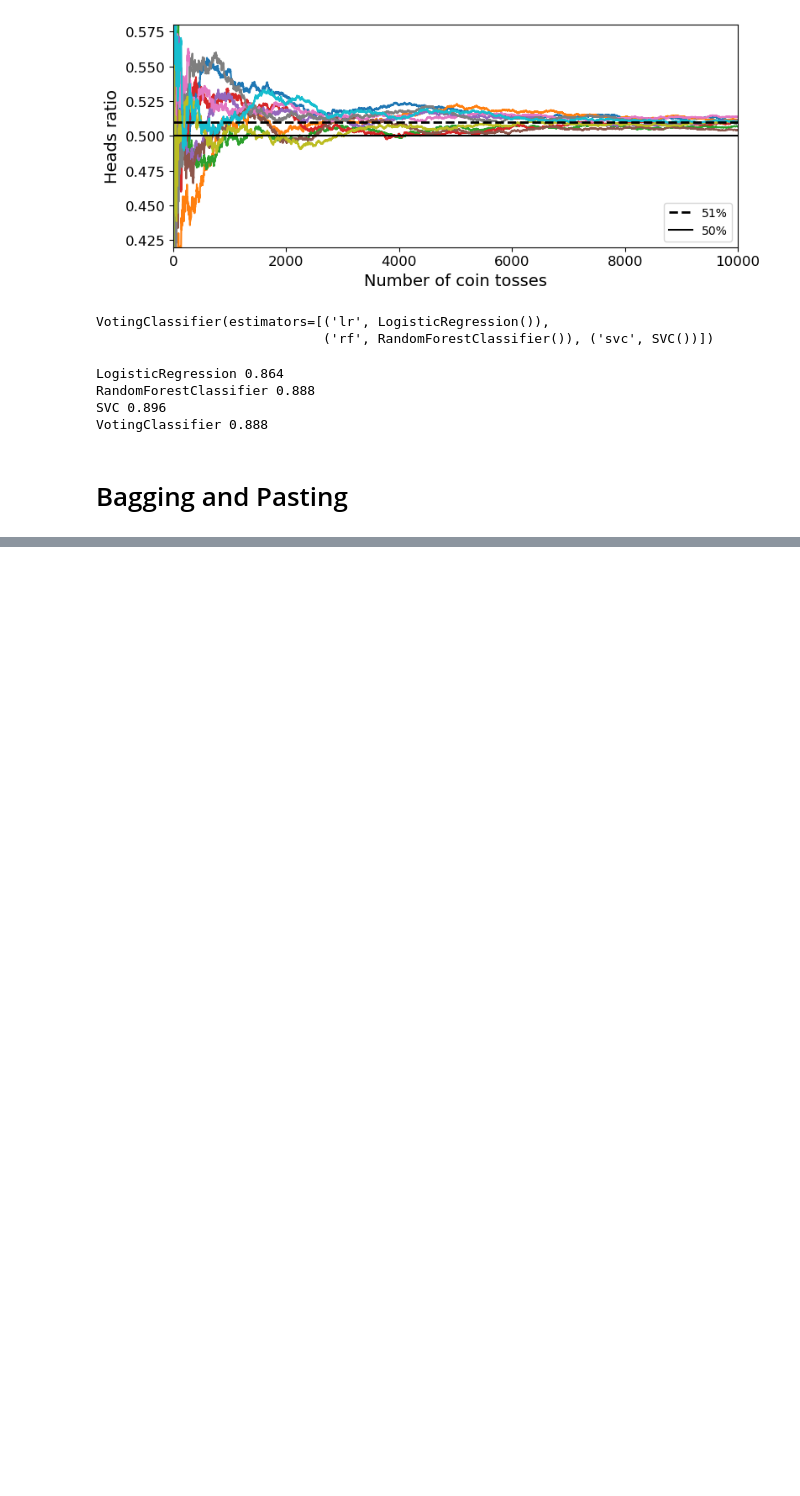
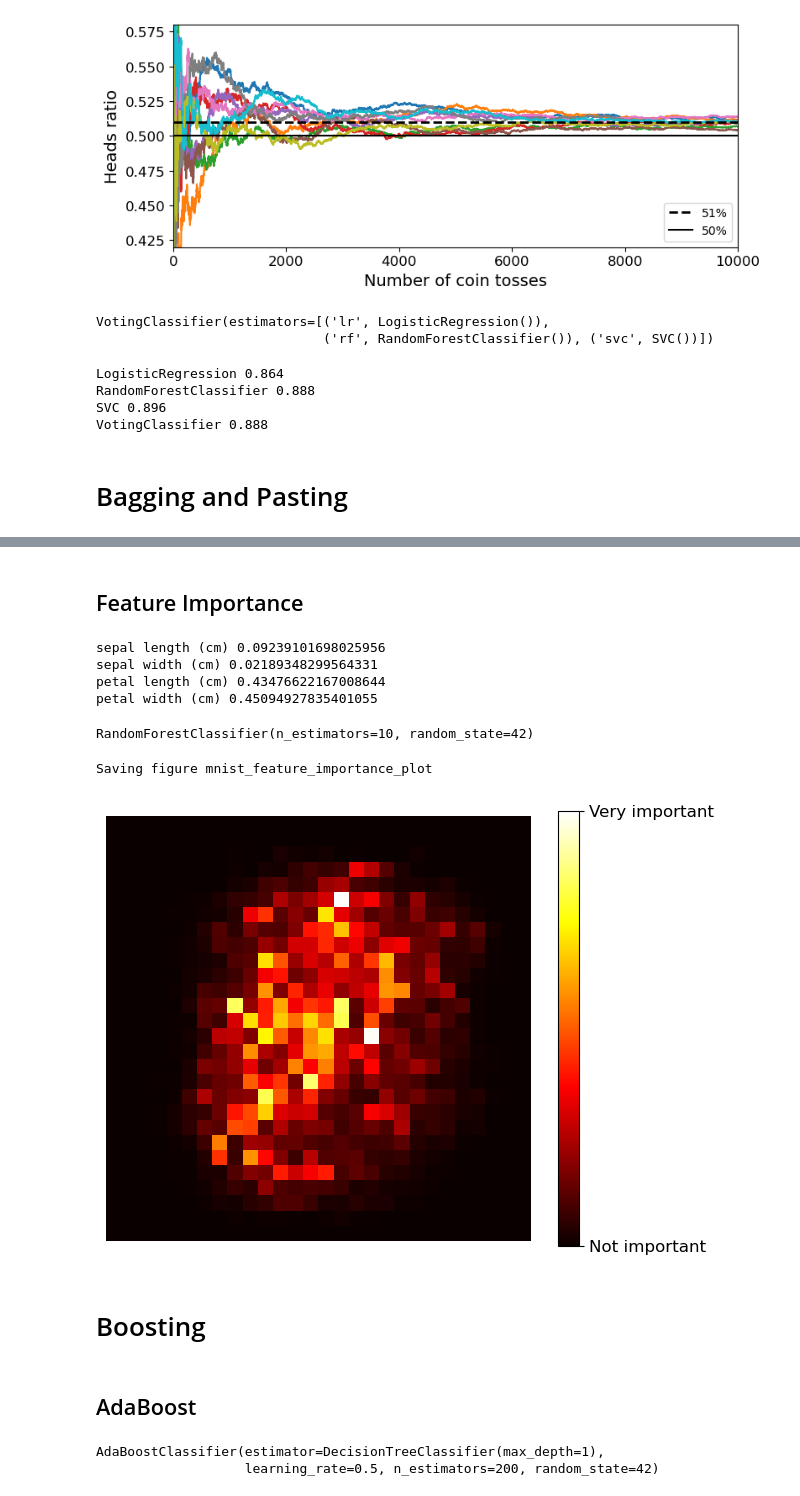
Before and after one commit to lmtriwork/learningML, a Jupyter notebook: Chapter7_EnsembleLearningandRandomForests.ipynb, the cells around one changed output, grey strips where cells are left out. Drawn from its saved outputs; the diff is of its cells as text; code cells hidden in the pictures; blank space fills up the shorter version.

```diff
--- a/Chapter7_EnsembleLearningandRandomForests.ipynb
+++ b/Chapter7_EnsembleLearningandRandomForests.ipynb
@@ -87,0 +200,59 @@ VotingClassifier 0.888
+# %% [markdown]
+## Feature Importance
+# %%
+from sklearn.datasets import load_iris
+iris = load_iris()
+rnd_clf = RandomForestClassifier(n_estimators=500, n_jobs=-1)
+rnd_clf.fit(iris["data"], iris["target"])
+for name, score in zip(iris["feature_names"], rnd_clf.feature_importances_):
+    print(name, score)
+# %% [output]
+sepal length (cm) 0.09239101698025956
+sepal width (cm) 0.02189348299564331
+petal length (cm) 0.43476622167008644
+petal width (cm) 0.45094927835401055
+# %%
+try:
+    from sklearn.datasets import fetch_openml
+    mnist = fetch_openml('mnist_784', version=1, as_frame=False)
+    mnist.target = mnist.target.astype(np.int64)
+except ImportError:
+    from sklearn.datasets import fetch_mldata
+    mnist = fetch_mldata('MNIST original')
+# %%
+
+rnd_clf = RandomForestClassifier(n_estimators=10, random_state=42)
+rnd_clf.fit(mnist["data"], mnist["target"])
+# %% [output]
+RandomForestClassifier(n_estimators=10, random_state=42)
+# %%
+def plot_digit(data):
+    image = data.reshape(28, 28)
+    plt.imshow(image, cmap = mpl.cm.hot,
+               interpolation="nearest")
+    plt.axis("off")
+# %%
+plot_digit(rnd_clf.feature_importances_)
+
+cbar = plt.colorbar(ticks=[rnd_clf.feature_importances_.min(), rnd_clf.feature_importances_.max()])
+cbar.ax.set_yticklabels(['Not important', 'Very important'])
+
+save_fig("mnist_feature_importance_plot")
+plt.show()
+# %% [output]
+Saving figure mnist_feature_importance_plot
+[figure, added]
+# %% [markdown]
+# Boosting
+# %% [markdown]
+## AdaBoost
+# %%
+from sklearn.ensemble import AdaBoostClassifier
+
+ada_clf = AdaBoostClassifier(
+    DecisionTreeClassifier(max_depth=1), n_estimators=200,
+    algorithm="SAMME.R", learning_rate=0.5, random_state=42)
+ada_clf.fit(X_train, y_train)
+# %% [output]
+AdaBoostClassifier(estimator=DecisionTreeClassifier(max_depth=1),
+                   learning_rate=0.5, n_estimators=200, random_state=42)
```
Also changed, not shown: parts of 56 cells of this notebook, 6 other files.
